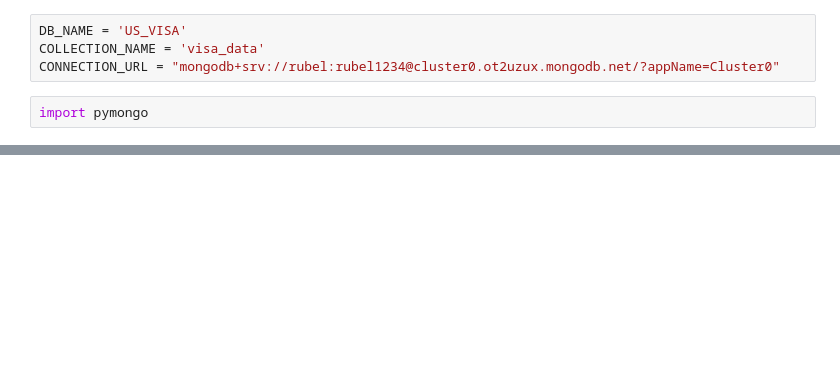
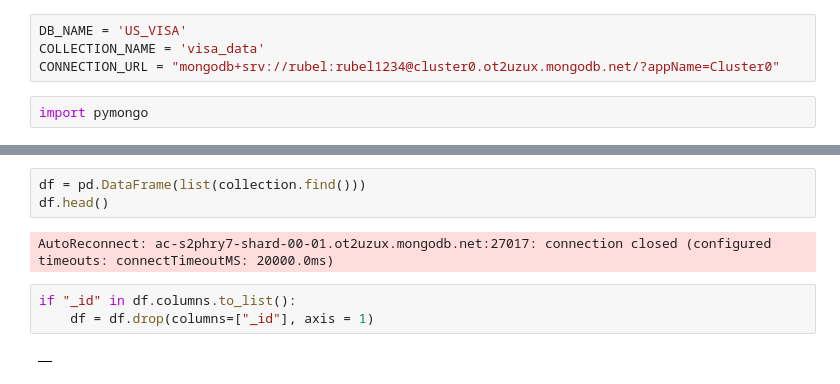
Before and after one commit to rubel-dev/US-Visa-Approval-Prediction, a Jupyter notebook: notebook/mongodb.ipynb, the cells around one changed output, grey strips where cells are left out. Saved outputs shown, nothing was run; the diff lists cells and outputs as text; blank space fills up the shorter version.

```diff
--- a/notebook/mongodb.ipynb
+++ b/notebook/mongodb.ipynb
@@ -28,0 +26,10 @@ rec = collection.insert_many(data)
+# %%
+df = pd.DataFrame(list(collection.find()))
+df.head()
+# %% [output]
+AutoReconnect: ac-s2phry7-shard-00-01.ot2uzux.mongodb.net:27017: connection closed (configured timeouts: connectTimeoutMS: 20000.0ms)
+# %%
+if "_id" in df.columns.to_list():
+    df = df.drop(columns=["_id"], axis = 1)
+# %% [output]
+|  |
```
Also changed, not shown: parts of 3 cells of this notebook, 4 other files.
